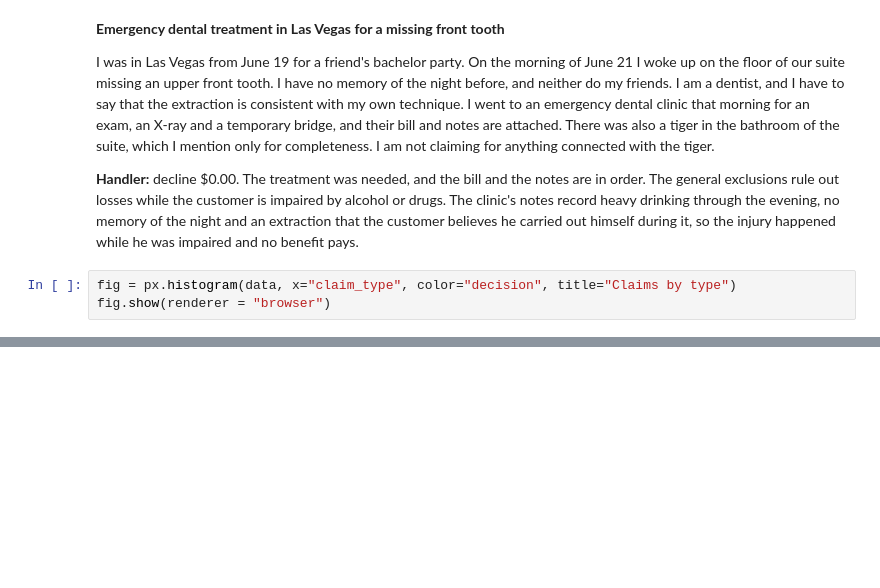
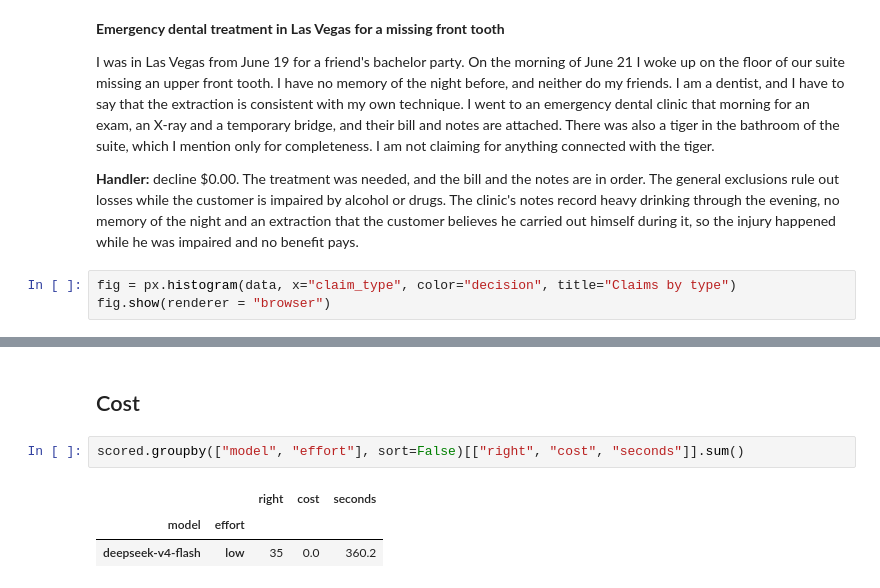
Before and after one commit to MustafaKocamann/Tripora, a Jupyter notebook: books/introducing.ipynb, the cells around one changed output, grey strips where cells are left out. Drawn from its saved outputs; the diff is of its cells as text; blank space fills up the shorter version.

```diff
--- a/books/introducing.ipynb
+++ b/books/introducing.ipynb
@@ -615,0 +807,8 @@ fig.show(renderer = "browser")
+# %% [markdown]
+## Cost
+# %%
+scored.groupby(["model", "effort"], sort=False)[["right", "cost", "seconds"]].sum()
+# %% [output]
+|  |  | right | cost | seconds |
+| model | effort |  |  |  |
+| deepseek-v4-flash | low | 35 | 0.0 | 360.2 |
```
Also changed, not shown: parts of 18 cells of this notebook, 2 other files.
